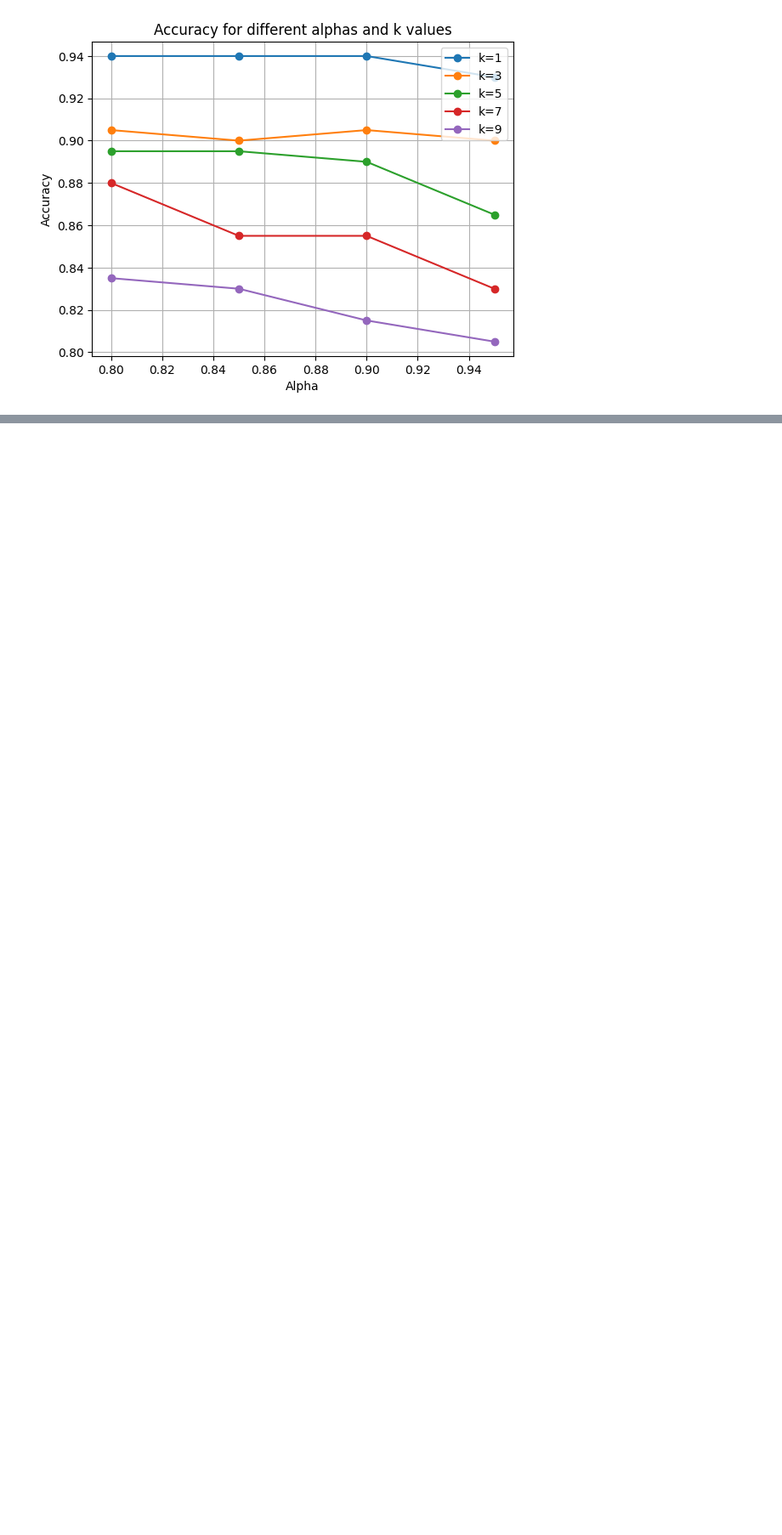
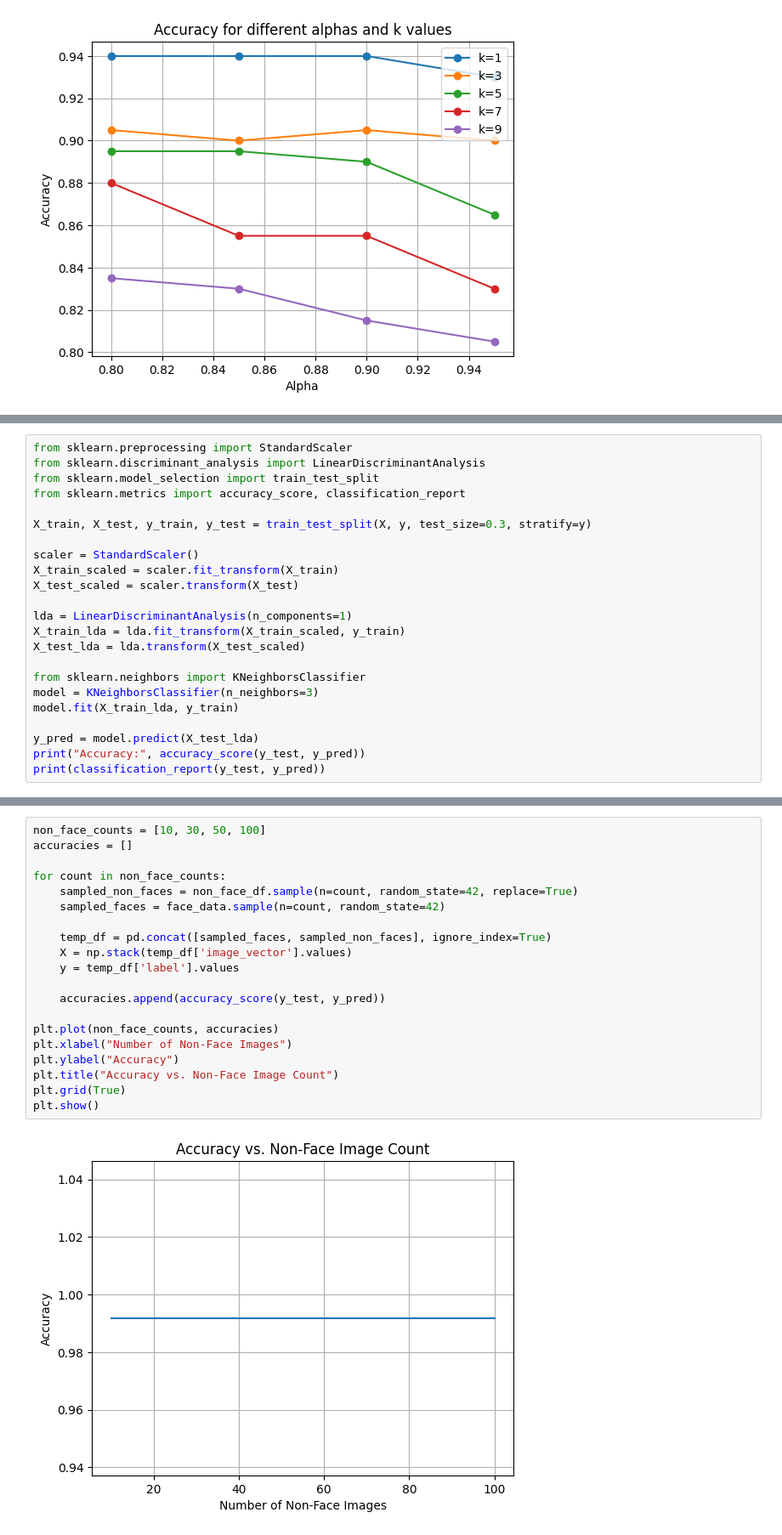
Before and after one commit to Dalioy/Face-Recognition-Classification-Using-PCA-and-LDA, a Jupyter notebook: Note_books/PCA.ipynb, the cells around one changed output, grey strips where cells are left out. Shown at 85% size. Saved outputs shown, nothing was run; the diff lists cells and outputs as text; blank space fills up the shorter version.

```diff
--- a/Note_books/PCA.ipynb
+++ b/Note_books/PCA.ipynb
@@ -91,0 +140,23 @@ plt.show()
+# %%
+from sklearn.preprocessing import StandardScaler
+from sklearn.discriminant_analysis import LinearDiscriminantAnalysis
+from sklearn.model_selection import train_test_split
+from sklearn.metrics import accuracy_score, classification_report
+
+X_train, X_test, y_train, y_test = train_test_split(X, y, test_size=0.3, stratify=y)
+
+scaler = StandardScaler()
+X_train_scaled = scaler.fit_transform(X_train)
+X_test_scaled = scaler.transform(X_test)
+
+lda = LinearDiscriminantAnalysis(n_components=1)
+X_train_lda = lda.fit_transform(X_train_scaled, y_train)
+X_test_lda = lda.transform(X_test_scaled)
+
+from sklearn.neighbors import KNeighborsClassifier
+model = KNeighborsClassifier(n_neighbors=3)
+model.fit(X_train_lda, y_train)
+
+y_pred = model.predict(X_test_lda)
+print("Accuracy:", accuracy_score(y_test, y_pred))
+print(classification_report(y_test, y_pred))
@@ -91,0 +211,22 @@ plt.show()
+# %%
+non_face_counts = [10, 30, 50, 100]
+accuracies = []
+
+for count in non_face_counts:
+    sampled_non_faces = non_face_df.sample(n=count, random_state=42, replace=True)
+    sampled_faces = face_data.sample(n=count, random_state=42)
+
+    temp_df = pd.concat([sampled_faces, sampled_non_faces], ignore_index=True)
+    X = np.stack(temp_df['image_vector'].values)
+    y = temp_df['label'].values
+
+    accuracies.append(accuracy_score(y_test, y_pred))
+
+plt.plot(non_face_counts, accuracies)
+plt.xlabel("Number of Non-Face Images")
+plt.ylabel("Accuracy")
+plt.title("Accuracy vs. Non-Face Image Count")
+plt.grid(True)
+plt.show()
+# %% [output]
+[figure, added]
```
Also changed, not shown: parts of 10 cells of this notebook, 1 other file.
